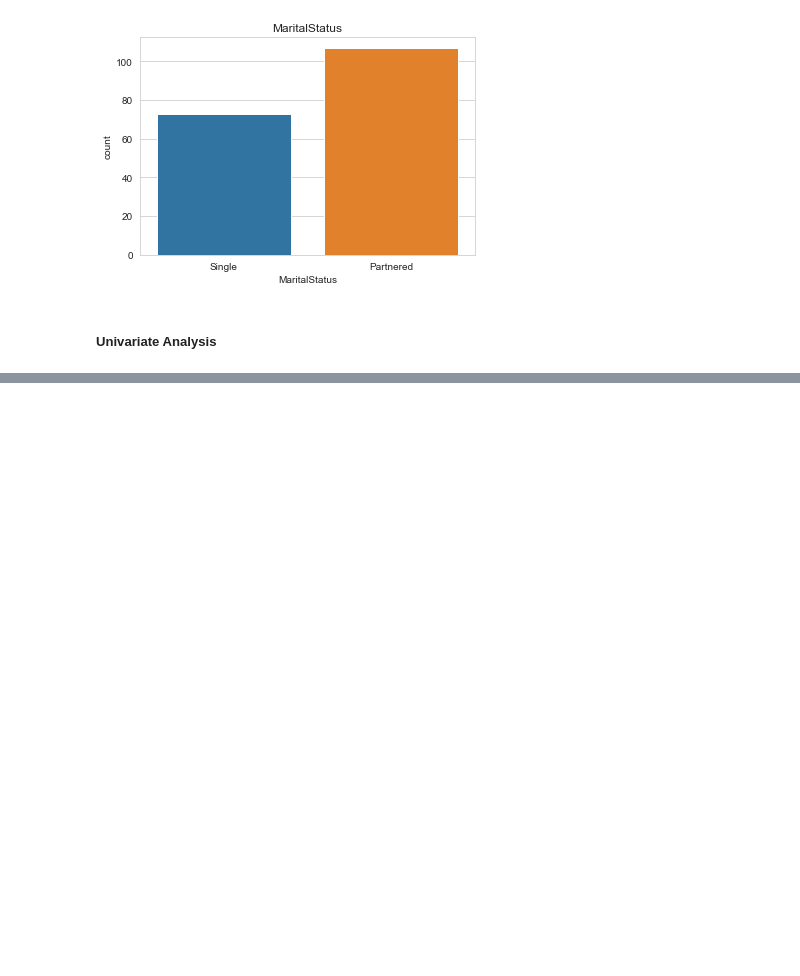
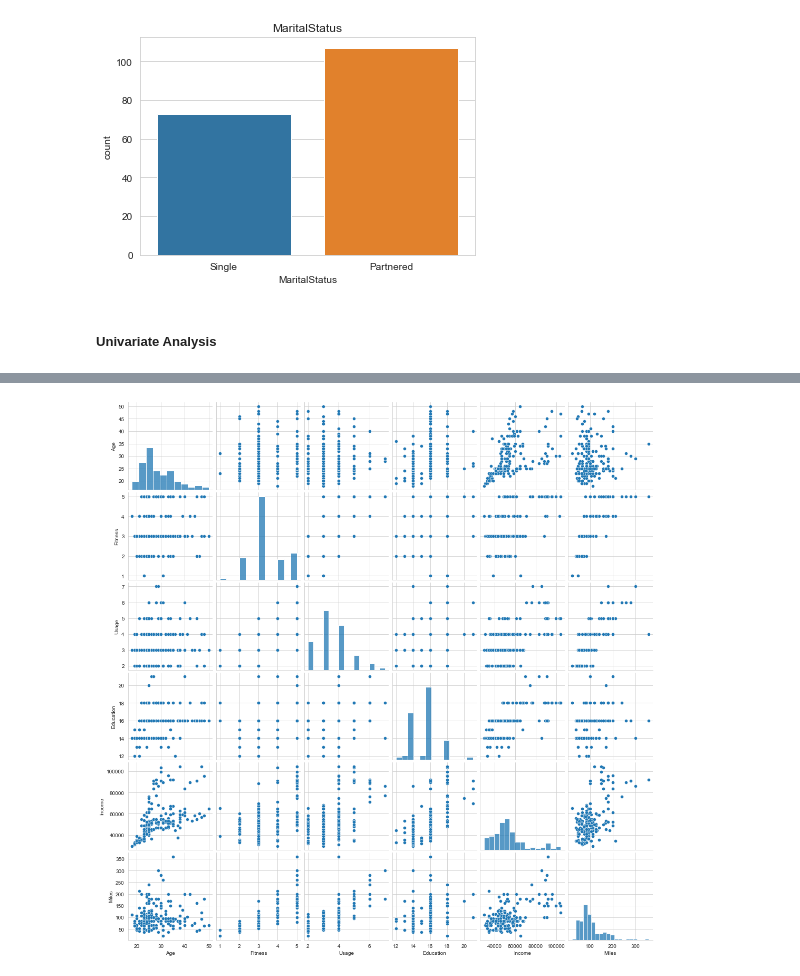
Before and after one commit to Anishaajainn/python_traning_sep22, a Jupyter notebook: day19(2).ipynb, the cells around one changed output, grey strips where cells are left out. Saved outputs shown, nothing was run; the diff lists cells and outputs as text; code cells hidden in the pictures; blank space fills up the shorter version.

```diff
--- a/day19(2).ipynb
+++ b/day19(2).ipynb
@@ -142,0 +231,4 @@ for col in num_cols:
+# %%
+pg =sns.pairplot(data=data[num_cols])
+# %% [output]
+[figure, added]
```
Also changed, not shown: parts of 16 cells of this notebook.
